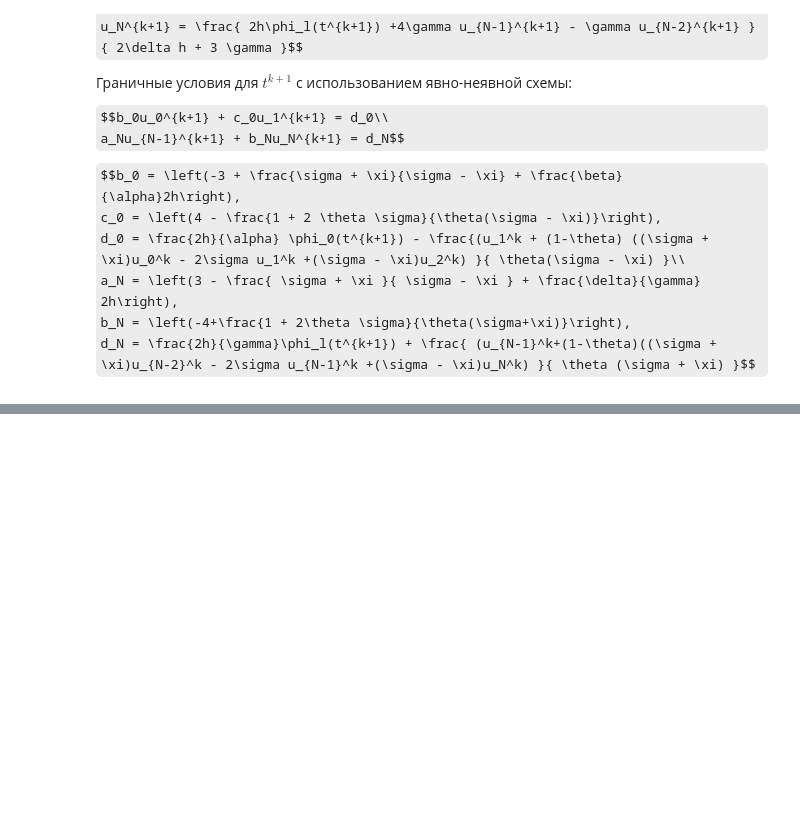
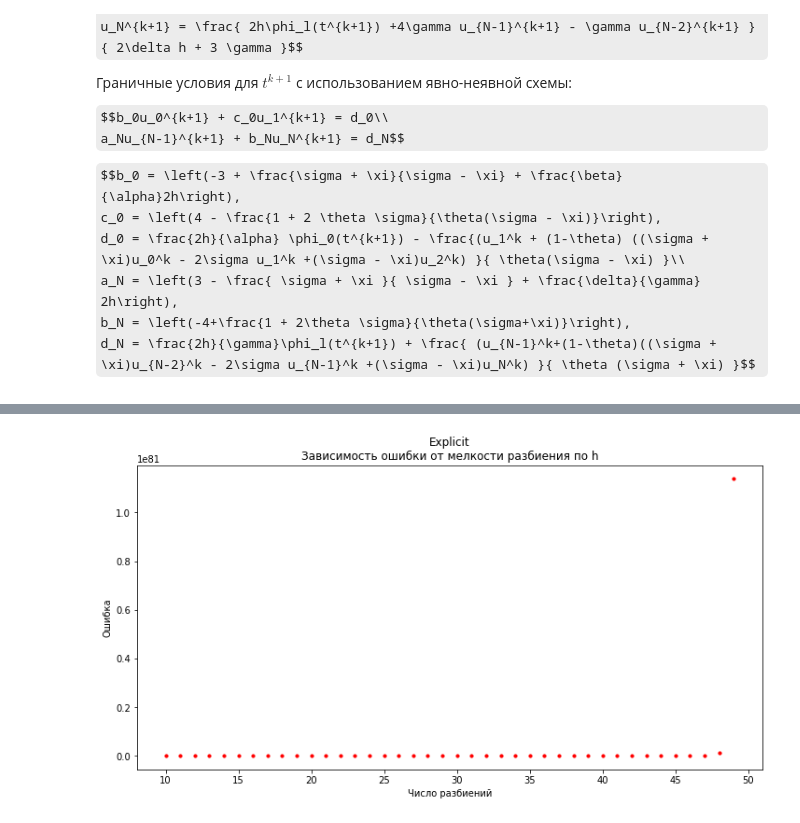
Before and after one commit to vebcreatex7/NM, a Jupyter notebook: lab5/main.ipynb, the cells around one changed output, grey strips where cells are left out. Drawn from its saved outputs; the diff is of its cells as text; code cells hidden in the pictures; some formulas as TeX source; blank space fills up the shorter version.

```diff
--- a/lab5/main.ipynb
+++ b/lab5/main.ipynb
@@ -320,9 +364,9 @@ class approx_2_3(Approx):
                   (  theta * (sigma + xi) ) ) )
         return a_n, b_n, 0, d_n
 # %%
-def epsilon(x, y, z, f):
-    ans = 0.0
-    for i in range(len(z)):
-        for j in range(len(z[i])):
-            ans += (z[i][j] - f(x[i][j], y[i][j]))**2
-    return ans**0.5
+def eps(X, Y, Z, U):
+    err = .0
+    for i in range(len(Y)):
+        for j in range(len(X)):
+            err += (Z[i][j] - U(X[j], Y[i])) ** 2
+    return (err / (len(X)*len(Y))) ** 0.5
@@ -381,0 +373,14 @@ IndexError: list index out of range
+# %%
+def error_on_h( method, U, name=None):
+    steps = []
+    e = []
+    _, ax = plt.subplots(1,1,figsize=(12,6))
+    for N in range(10, 50):
+        x, y, z = method(N, 100)
+        steps.append(N)
+        e.append(eps(x, y, z, U))
+    ax.scatter(steps, e, c='red',s=10)
+    info = name + "\nЗависимость ошибки от мелкости разбиения по h"
+    ax.set_title(info)
+    ax.set_xlabel("Число разбиений")
+    ax.set_ylabel("Ошибка")
@@ -381,0 +430,4 @@ IndexError: list index out of range
+# %%
+error_on_h(explicit, U, "Explicit")
+# %% [output]
+[figure, added]
```
Also changed, not shown: parts of 25 cells of this notebook.
